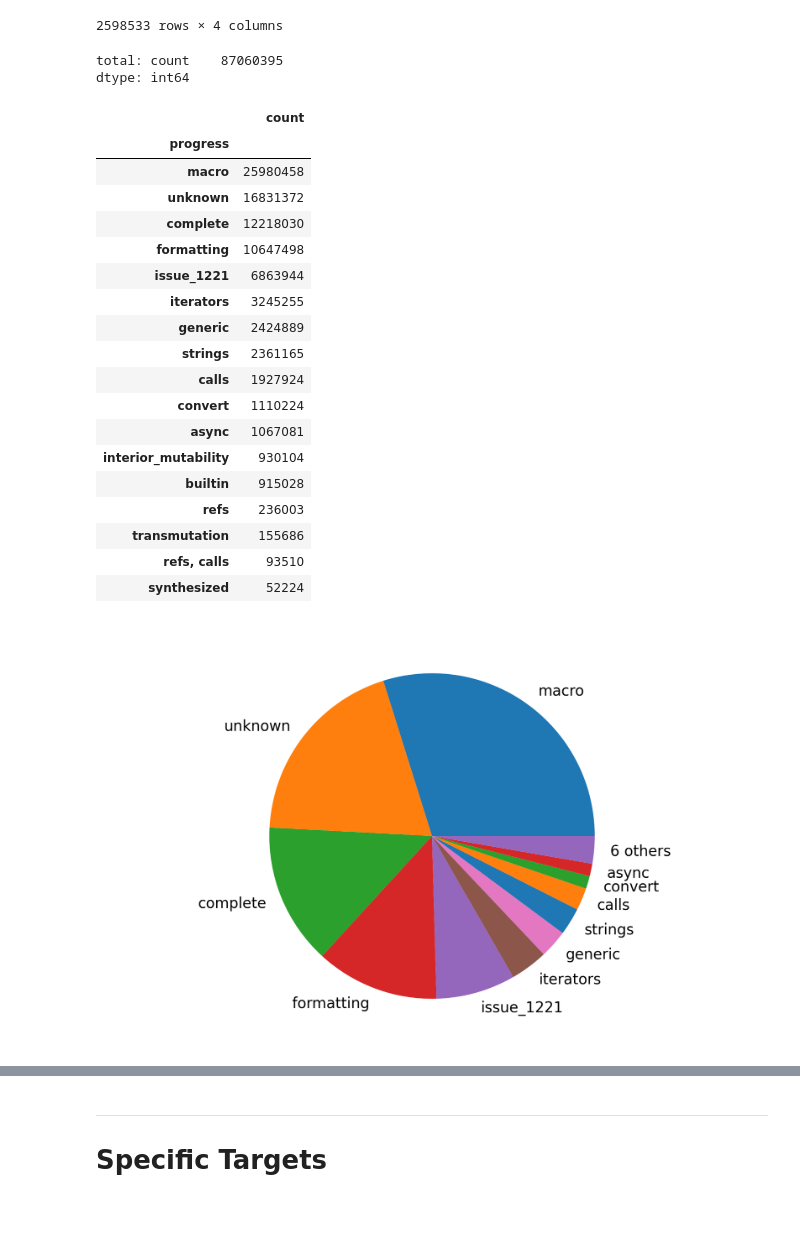
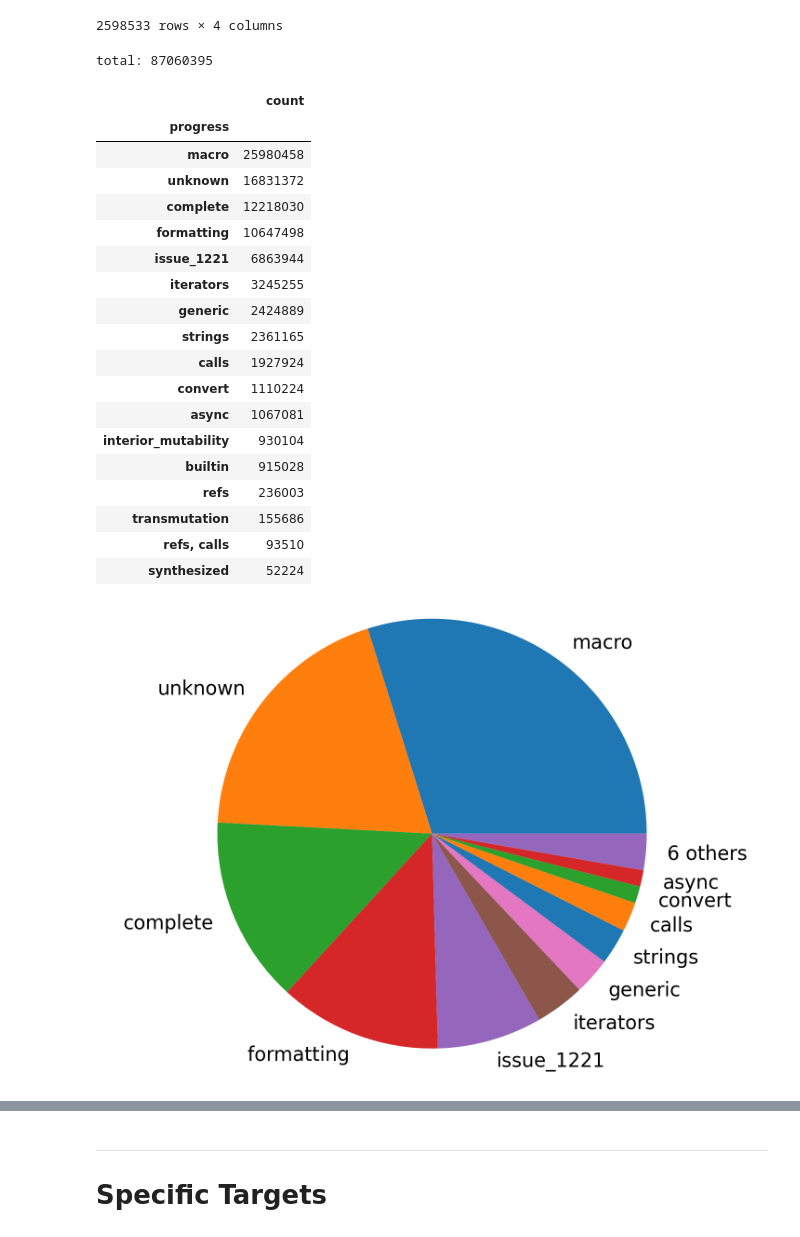
Before and after one commit to juliand665/qrates-eval, a Jupyter notebook: reports/call_target.ipynb, the cells around one changed output, grey strips where cells are left out. Saved outputs shown, nothing was run; the diff lists cells and outputs as text; code cells hidden in the pictures.

```diff
--- a/reports/call_target.ipynb
+++ b/reports/call_target.ipynb
@@ -66,7 +71,8 @@ print(f"Loaded {total} calls")
 # %% [output]
 Loaded 87060395 calls
 # %%
-all_calls.sort_values(by="count", ascending=False)
+all_calls.sort_values(by="count", ascending=False, inplace=True)
+all_calls
 # %% [output]
 |  | receiver | receiver_generics | target | target_type_generics | target_function_generics | caller_crate | ... |
 | 224858 |  |  | quote::__private::push_ident |  |  | serde_derive | ... |
@@ -350,6 +362,8 @@ progress_csv
 | 199 | * | core::ops::function::FnOnce::call... | calls |
 200 rows × 3 columns
 # %%
+# methods to query progress
+
 progress = {}
 used_progress = set()
 
@@ -378,8 +392,6 @@ def _get_progress(receiver: str, call_target: str, macro: str) -> Optional[str]:
 def progress_for(receiver: str, call_target: str, macro: str) -> str:
 	return _get_progress(receiver, call_target, macro) or _get_progress("*", call_target, macro) or "unknown"
 
-#progress
-#progress_for("core.option.Option", "core.option.Option.unwrap")
-#progress_for("", "core.option.implement.as_ref")
-#progress_for("$other.Param", "core.clone.Clone.clone")
+def get_progress(row) -> str:
+	return progress_for(row['receiver'], row['target'], row['macro'])
 # %%
@@ -417,11 +426,10 @@ progress_csv_with_usage.to_csv("spec_progress_with_usage.csv", index=False)
 # %%
 progress_tally = sum_counts(counts_with_progress, ["progress"])
 progress_tally.set_index('progress', inplace=True)
-print(f"total: {progress_tally.sum()}")
+print(f"total: {progress_tally['count'].sum()}")
 progress_tally
 # %% [output]
-total: count    87060395
-dtype: int64
+total: 87060395
 |  | count |
 | progress |  |
 | macro | 25980458 |
@@ -442,19 +450,18 @@ dtype: int64
 | refs, calls | 93510 |
 | synthesized | 52224 |
 # %%
-# don't label axes
+# plot progress by categorization of each call
+
 cut_off_after_top(11, progress_tally).plot(
 	kind='pie',
 	y='count', ylabel='',
-	figsize=(9, 7),
 	legend=False,
 	colors=plt.get_cmap('tab10').colors[:7],
-	#startangle=90, counterclock=False,
 	radius=2,
 )
-save_and_resize_fig("progress-all", 8, 5)
+save_and_resize_fig("progress-all", 6, 3.6)
 # %% [output]
-[figure, old version]
+[figure, new version]
 # %%
 specifiable_tally = progress_tally.drop(["unknown", "complete", "macro", "generic"])
 cut_off_after_top(9, specifiable_tally).plot(
```
Also changed, not shown: parts of 21 cells of this notebook.
